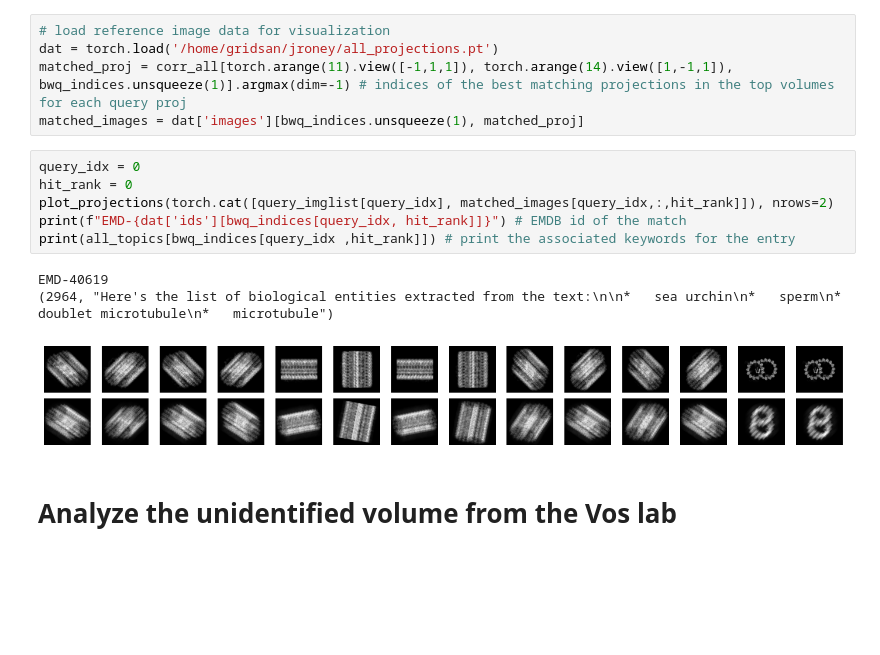
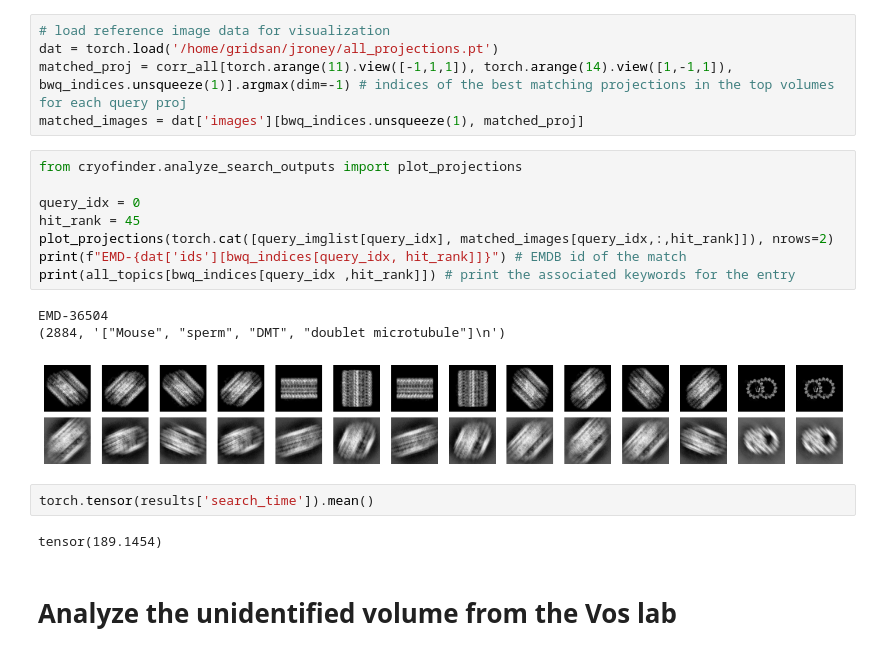
Before and after one commit to jproney/cryofinder, a Jupyter notebook: notebooks/Analyze2dSearch.ipynb, the cells around one changed output. Saved outputs shown, nothing was run; the diff lists cells and outputs as text; blank space fills up the shorter version.

```diff
--- a/notebooks/Analyze2dSearch.ipynb
+++ b/notebooks/Analyze2dSearch.ipynb
@@ -113,15 +114,21 @@ dat = torch.load('/home/gridsan/jroney/all_projections.pt')
 matched_proj = corr_all[torch.arange(11).view([-1,1,1]), torch.arange(14).view([1,-1,1]), bwq_indices.unsqueeze(1)].argmax(dim=-1) # indices of the best matching projections in the top volumes for each query proj
 matched_images = dat['images'][bwq_indices.unsqueeze(1), matched_proj]
 # %%
+from cryofinder.analyze_search_outputs import plot_projections
+
 query_idx = 0
-hit_rank = 0
+hit_rank = 45
 plot_projections(torch.cat([query_imglist[query_idx], matched_images[query_idx,:,hit_rank]]), nrows=2)
 print(f"EMD-{dat['ids'][bwq_indices[query_idx, hit_rank]]}") # EMDB id of the match
 print(all_topics[bwq_indices[query_idx ,hit_rank]]) # print the associated keywords for the entry
 # %% [output]
-EMD-40619
-(2964, "Here's the list of biological entities extracted from the text:\n\n*   sea urchin\n*   sperm\n*   doublet microtubule\n*   microtubule")
+EMD-36504
+(2884, '["Mouse", "sperm", "DMT", "doublet microtubule"]\n')
-[figure, old version]
+[figure, new version]
+# %%
+torch.tensor(results['search_time']).mean()
+# %% [output]
+tensor(189.1454)
 # %% [markdown]
 # Analyze the unidentified volume from the Vos lab
 # %%
```
Also changed, not shown: parts of 3 cells of this notebook, 3 other files.
